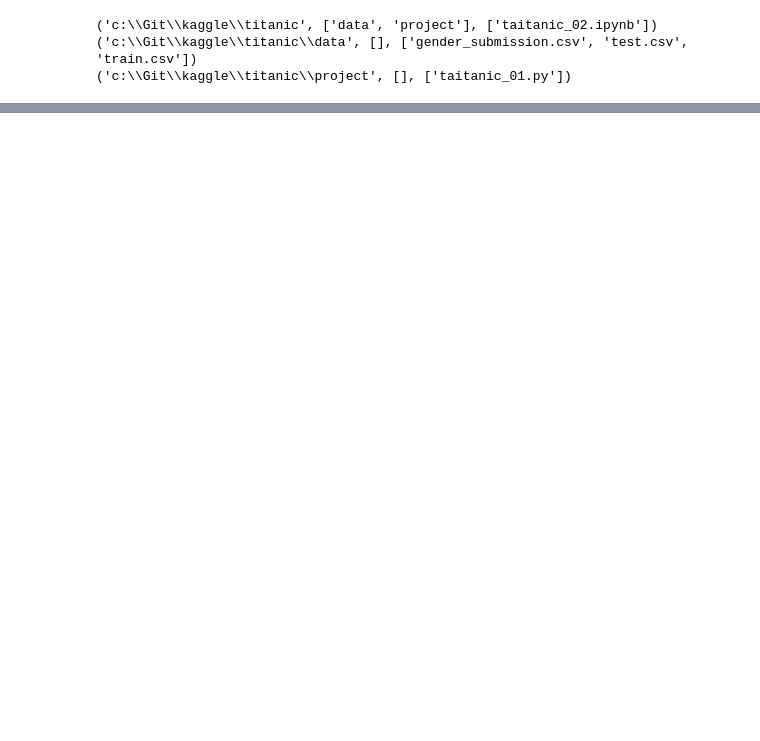
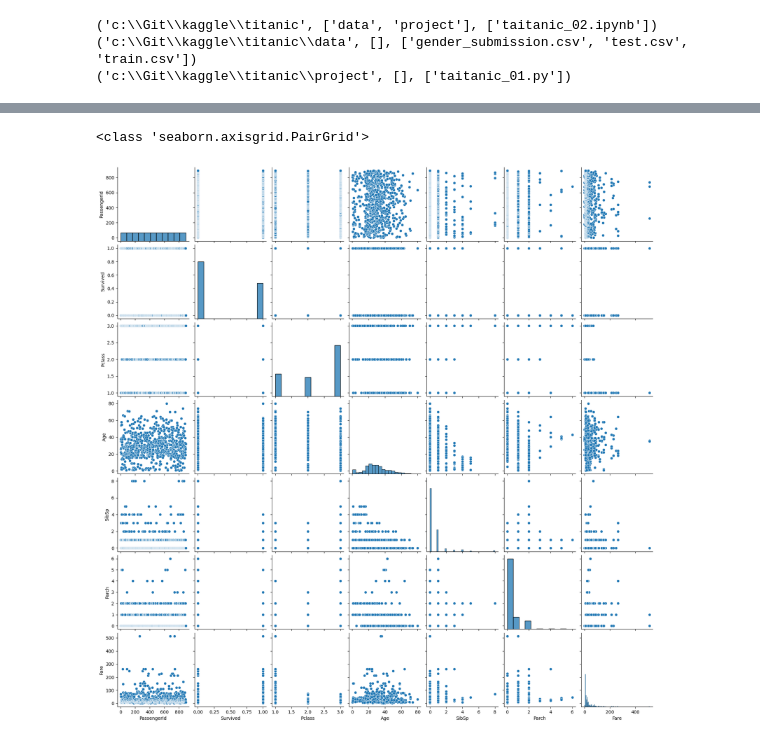
Before and after one commit to ROROROMP/kaggle, a Jupyter notebook: titanic/taitanic_02.ipynb, the cells around one changed output, grey strips where cells are left out. Drawn from its saved outputs; the diff is of its cells as text; code cells hidden in the pictures; blank space fills up the shorter version.

```diff
--- a/titanic/taitanic_02.ipynb
+++ b/titanic/taitanic_02.ipynb
@@ -51,0 +113,6 @@ test_df.head()
+# %%
+pg = sns.pairplot(train_df)
+print(type(pg))
+# %% [output]
+<class 'seaborn.axisgrid.PairGrid'>
+[figure, added]
```
Also changed, not shown: parts of 11 cells of this notebook.
